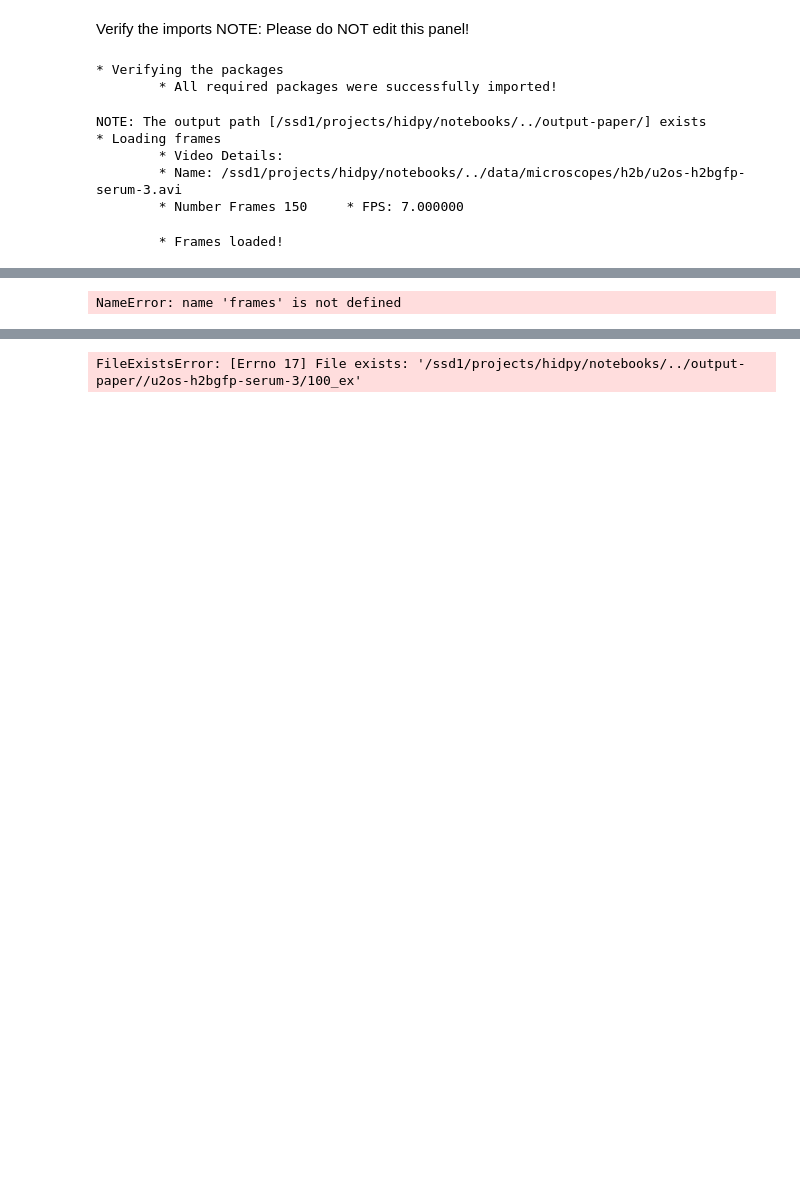
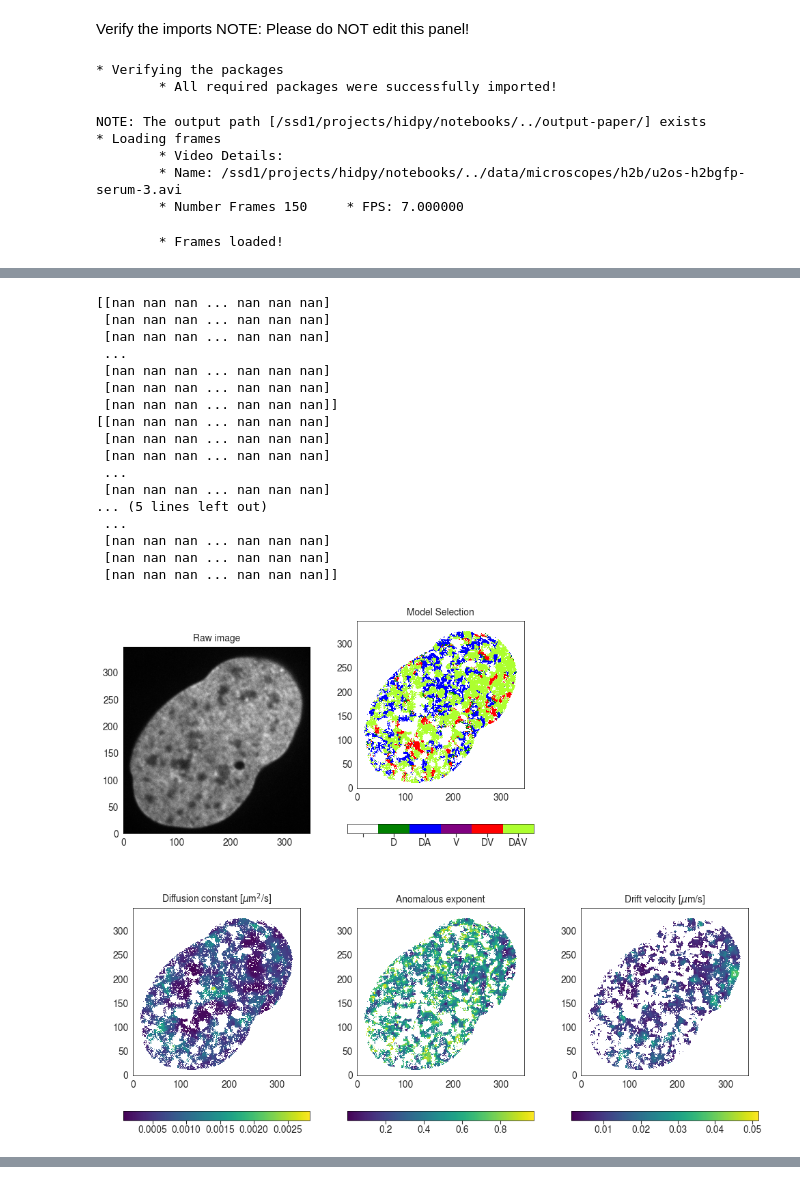
Before and after one commit to marwan-abdellah/hidpy, a Jupyter notebook: notebooks/02-hidpy-stage-1.ipynb, the cells around one changed output, grey strips where cells are left out. Saved outputs shown, nothing was run; the diff lists cells and outputs as text; code cells hidden in the pictures; blank space fills up the shorter version.

```diff
--- a/notebooks/02-hidpy-stage-1.ipynb
+++ b/notebooks/02-hidpy-stage-1.ipynb
@@ -224,34 +346,59 @@ matD=[]
 matD=Bayes['D']
 matD[np.where(Bayes['model']==0)]=np.nan
 matD[np.where(Bayes['D']<1e-10)]=np.nan
 
 # #figure(2)
-img2=ax[1,0].imshow(matD, interpolation='nearest',cmap='viridis',origin='lower')
+img2=ax[1,0].imshow(matD, interpolation='nearest', cmap='viridis', origin='lower')
 ax[1,0].contour(matrix1, colors='k', origin='lower')
-cbarD=fig.colorbar(img2,ax=ax[1,0],spacing='proportional',orientation='horizontal')
+cbarD=fig.colorbar(img2, ax=ax[1,0],spacing='proportional',orientation='horizontal')
 ax[1,0].set_title(r'Diffusion constant [$\mu$m$^2$/s]')
-
 
 matA=[]
 matA=Bayes['A']
 matA[np.where(Bayes['model']==0)]=np.nan
 matA[np.where(Bayes['A']<1e-10)]=np.nan
 
 # #figure(3)
 img3=ax[1,1].imshow(matA, interpolation='nearest',cmap='viridis',origin='lower')
 ax[1,1].contour(matrix1, colors='k', origin='lower')
 fig.colorbar(img3,ax=ax[1,1],spacing='proportional',orientation='horizontal')
 ax[1,1].set_title('Anomalous exponent')
 
 matV=[]
 matV=Bayes['V']
 matV[np.where(Bayes['model']==0)]=np.nan
 matV[np.where(Bayes['V']==0)]=np.nan
 
 # #figure(4)
 img4=ax[1,2].imshow(matV, interpolation='nearest',cmap='viridis',origin='lower')
 ax[1,2].contour(matrix1, colors='k', origin='lower')
 fig.colorbar(img4,ax=ax[1,2],spacing='proportional',orientation='horizontal')
 ax[1,2].set_title(r'Drift velocity [$\mu$m/s]')
+
+
+
+
+plot_other(matrix=matD, matrix1=matrix1, output_directory='/projects/hidpy/output-paper/u2os-h2bgfp-serum-3/100_ex_ex', frame_prefix='mat_d', font_size=10, title=r'Diffusion Constant ($\mu$m$^2$/s)')
+
+plot_other(matrix=matA, matrix1=matrix1, output_directory='/projects/hidpy/output-paper/u2os-h2bgfp-serum-3/100_ex_ex', frame_prefix='mat_a', font_size=10, title='Anomalous Exponent')
+
+plot_other(matrix=matV, matrix1=matrix1, output_directory='/projects/hidpy/output-paper/u2os-h2bgfp-serum-3/100_ex_ex', frame_prefix='mat_v', font_size=10, title=r'Drift Velocity ($\mu$m/s)')
 # %% [output]
-NameError: name 'frames' is not defined
+[[nan nan nan ... nan nan nan]
+ [nan nan nan ... nan nan nan]
+ [nan nan nan ... nan nan nan]
+ ...
+ [nan nan nan ... nan nan nan]
+ [nan nan nan ... nan nan nan]
+ [nan nan nan ... nan nan nan]]
+[[nan nan nan ... nan nan nan]
+ [nan nan nan ... nan nan nan]
+ [nan nan nan ... nan nan nan]
+ ...
+ [nan nan nan ... nan nan nan]
+... (5 lines left out)
+ ...
+ [nan nan nan ... nan nan nan]
+ [nan nan nan ... nan nan nan]
+ [nan nan nan ... nan nan nan]]
+[figure, added]
@@ -260,11 +410,9 @@ NameError: name 'frames' is not defined
 
 import pickle
 
-output_b = output_directory +"/" + str(pixel_threshold)+ "_" + "ex"
+output_b = output_directory +"/" + str(pixel_threshold)+ "_" + "ex_ex"
 os.mkdir(output_b)
 
 with open(output_b+'/Results_Bayes_'+nameOutput+'_'+str(pixel_threshold) +'.pickle', 'wb') as f:
 #with open('%s/Results_Bayes_04102022_Cell01.pickle' % output_b, 'wb') as f:
     pickle.dump(Bayes, f)
-# %% [output]
-FileExistsError: [Errno 17] File exists: '/ssd1/projects/hidpy/notebooks/../output-paper//u2os-h2bgfp-serum-3/100_ex'
```
Also changed, not shown: parts of 7 cells of this notebook, 3 other files.
